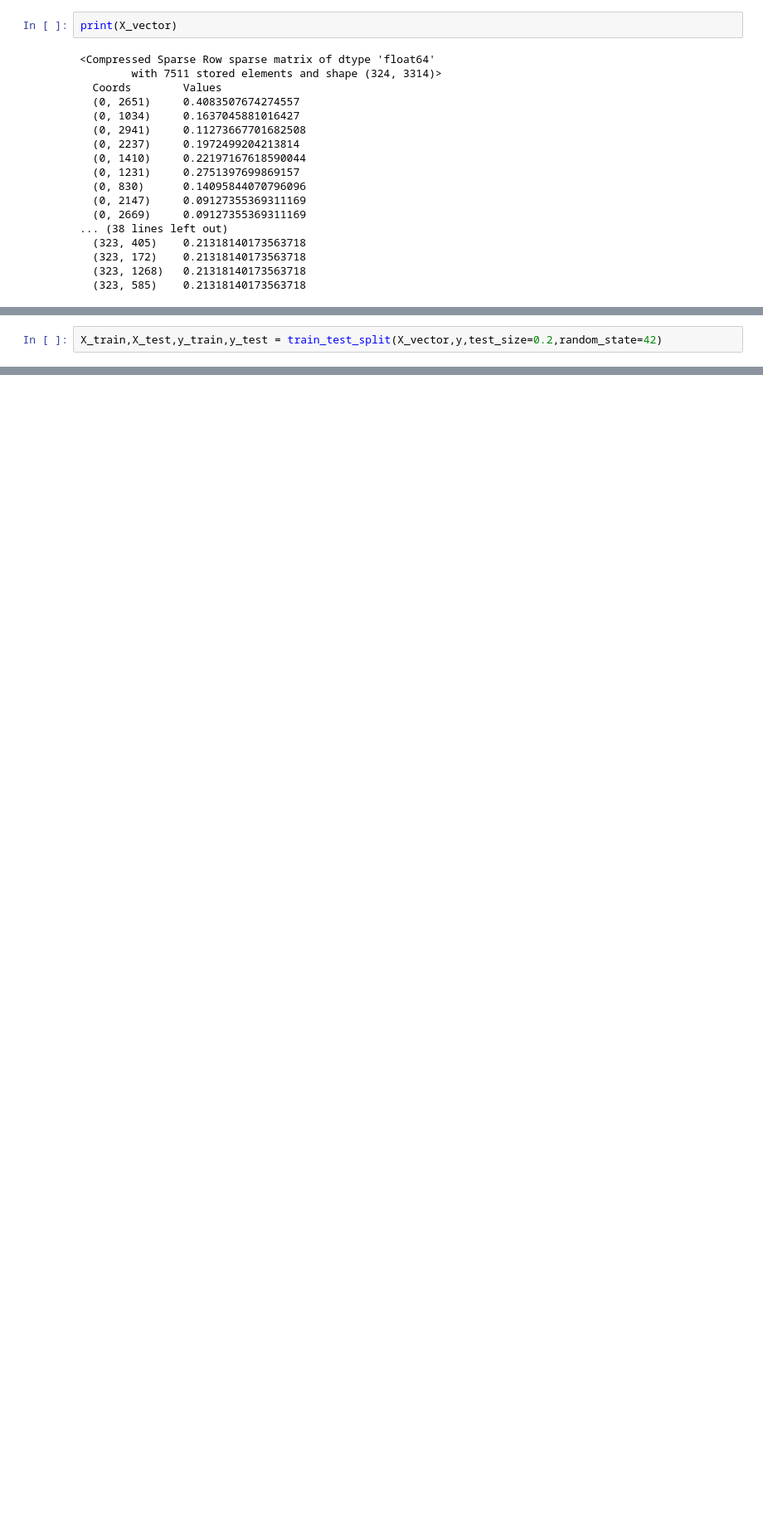
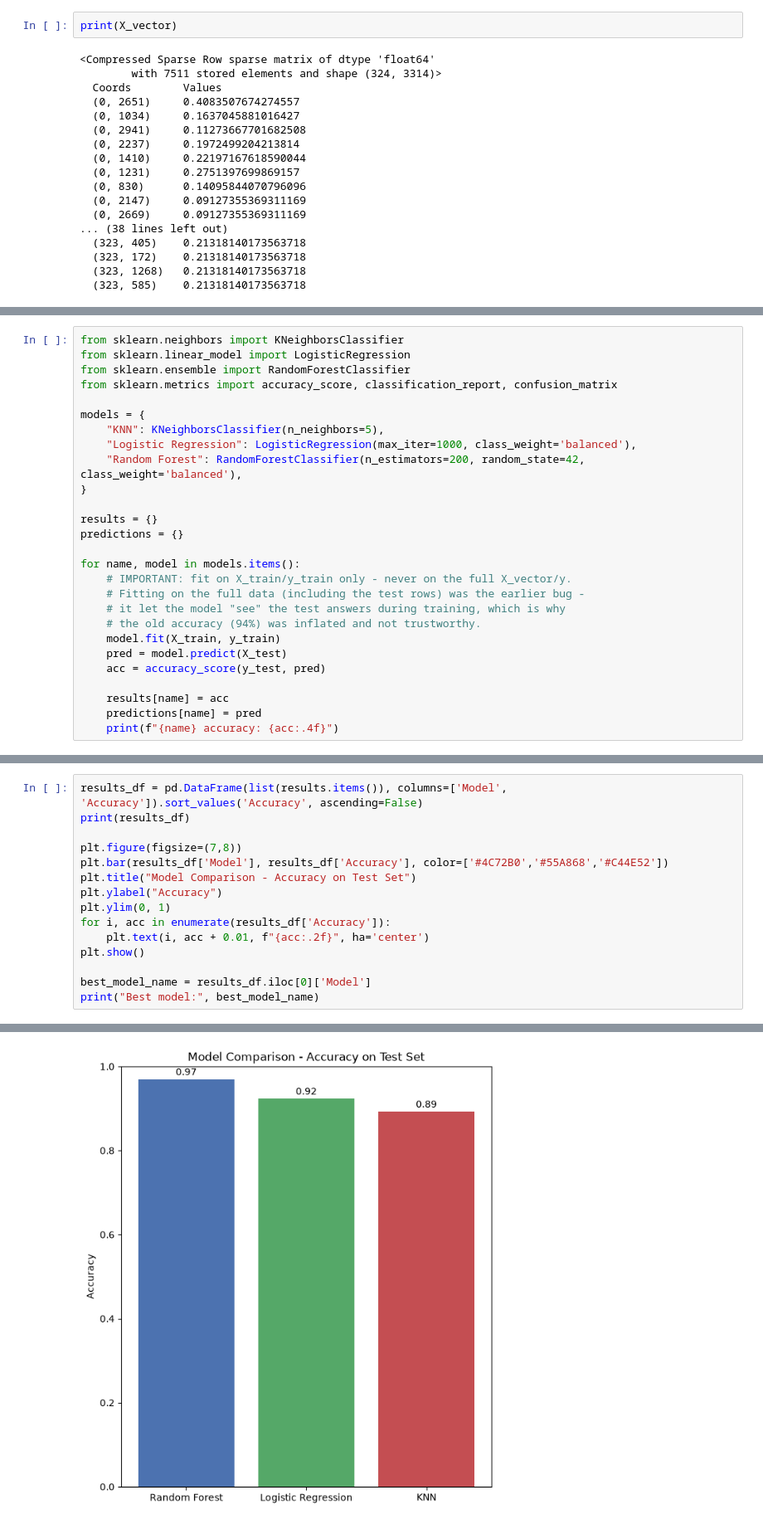
Before and after one commit to chithira04/Resume_Analysis, a Jupyter notebook: Capstone_Project_ResumeScreener.ipynb, the cells around one changed output, grey strips where cells are left out. Shown at 83% size. Cells and saved outputs as stored; diff of their text form; blank space fills up the shorter version.

```diff
--- a/Capstone_Project_ResumeScreener.ipynb
+++ b/Capstone_Project_ResumeScreener.ipynb
@@ -317,2 +353,0 @@ print(X_vector)
-# %%
-X_train,X_test,y_train,y_test = train_test_split(X_vector,y,test_size=0.2,random_state=42)
@@ -459,0 +421,27 @@ print("Models saved successfully")
+# %%
+from sklearn.neighbors import KNeighborsClassifier
+from sklearn.linear_model import LogisticRegression
+from sklearn.ensemble import RandomForestClassifier
+from sklearn.metrics import accuracy_score, classification_report, confusion_matrix
+
+models = {
+    "KNN": KNeighborsClassifier(n_neighbors=5),
+    "Logistic Regression": LogisticRegression(max_iter=1000, class_weight='balanced'),
+    "Random Forest": RandomForestClassifier(n_estimators=200, random_state=42, class_weight='balanced'),
+}
+
+results = {}
+predictions = {}
+
+for name, model in models.items():
+    # IMPORTANT: fit on X_train/y_train only - never on the full X_vector/y.
+    # Fitting on the full data (including the test rows) was the earlier bug -
+    # it let the model "see" the test answers during training, which is why
+    # the old accuracy (94%) was inflated and not trustworthy.
+    model.fit(X_train, y_train)
+    pred = model.predict(X_test)
+    acc = accuracy_score(y_test, pred)
+
+    results[name] = acc
+    predictions[name] = pred
+    print(f"{name} accuracy: {acc:.4f}")
@@ -459,0 +454,16 @@ print("Models saved successfully")
+# %%
+results_df = pd.DataFrame(list(results.items()), columns=['Model', 'Accuracy']).sort_values('Accuracy', ascending=False)
+print(results_df)
+
+plt.figure(figsize=(7,8))
+plt.bar(results_df['Model'], results_df['Accuracy'], color=['#4C72B0','#55A868','#C44E52'])
+plt.title("Model Comparison - Accuracy on Test Set")
+plt.ylabel("Accuracy")
+plt.ylim(0, 1)
+for i, acc in enumerate(results_df['Accuracy']):
+    plt.text(i, acc + 0.01, f"{acc:.2f}", ha='center')
+plt.show()
+
+best_model_name = results_df.iloc[0]['Model']
+print("Best model:", best_model_name)
+# %% [output]
@@ -459,0 +474 @@ print("Models saved successfully")
+[figure, added]
```
Also changed, not shown: parts of 41 cells of this notebook.
